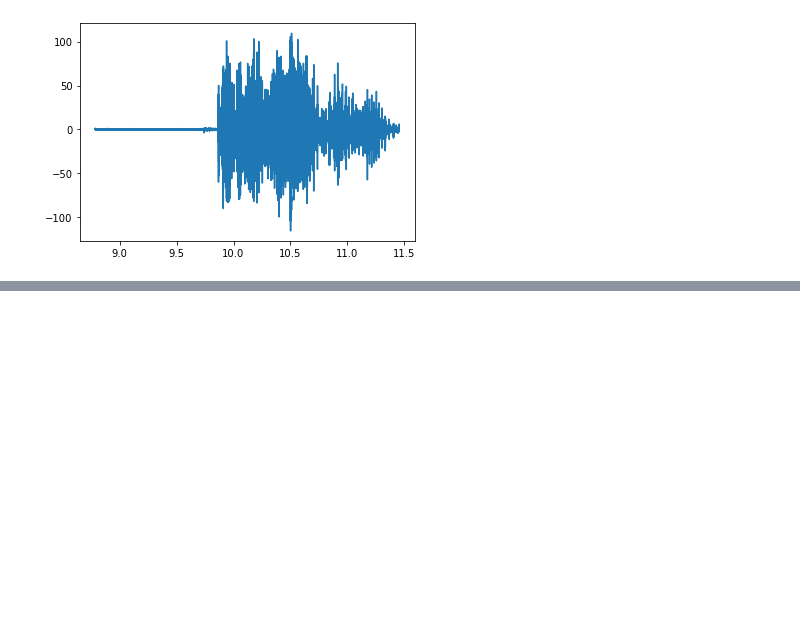
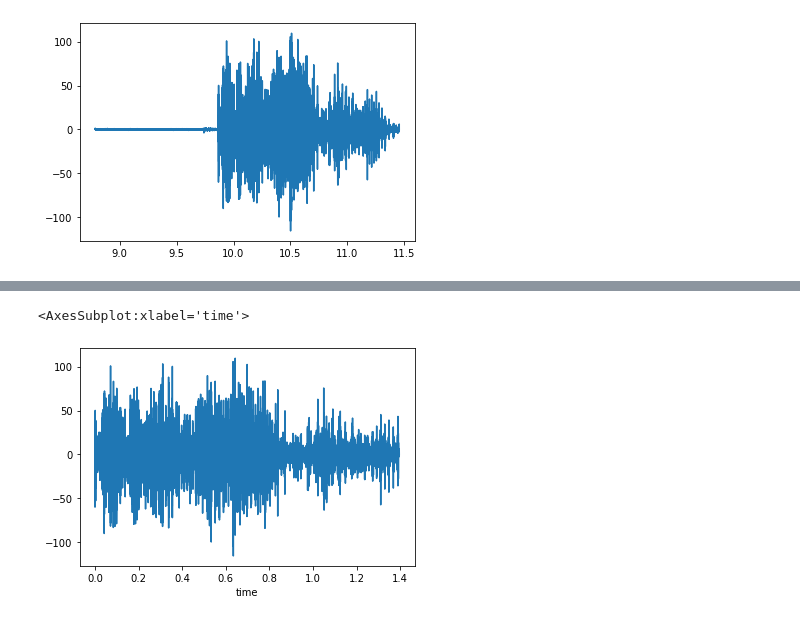
Before and after one commit to boschresearch/pylife, a Jupyter notebook: demos/pyLife_TsFresh_Example.ipynb, the cells around one changed output, grey strips where cells are left out. Cells and saved outputs as stored; diff of their text form; code cells hidden in the pictures; blank space fills up the shorter version.

```diff
--- a/demos/pyLife_TsFresh_Example.ipynb
+++ b/demos/pyLife_TsFresh_Example.ipynb
@@ -172,0 +160,5 @@ len(index_new)
+# %%
+ts_cleaned_df[col].plot()
+# %% [output]
+<AxesSubplot:xlabel='time'>
+[figure, added]
```
Also changed, not shown: parts of 10 cells of this notebook, 2 other files.
